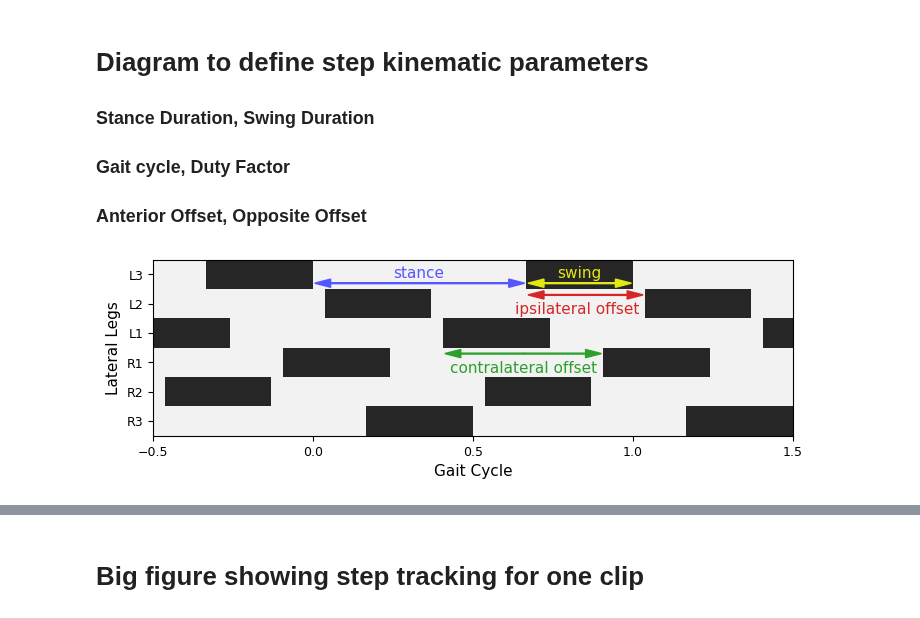
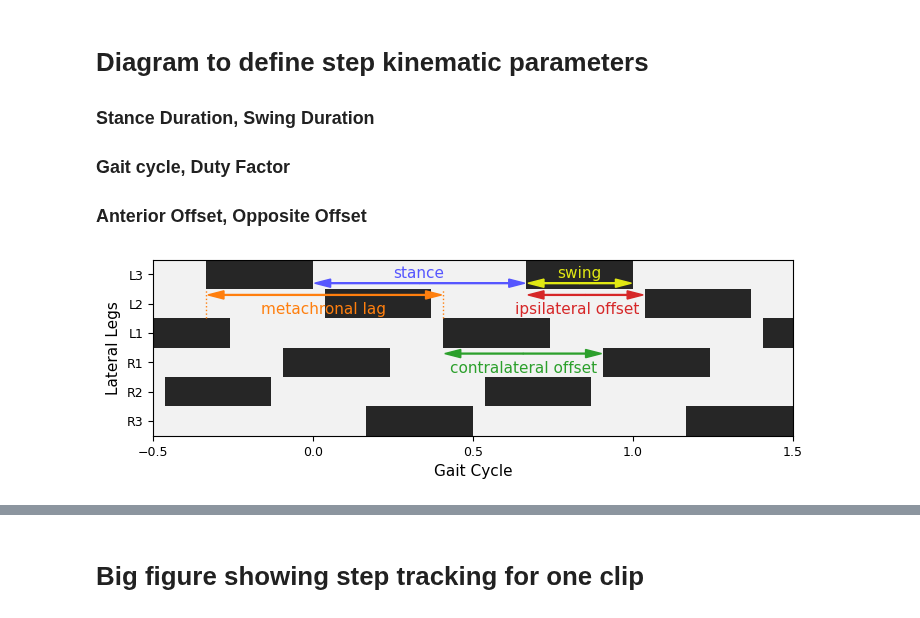
Before and after one commit to enwudz/gait, a Jupyter notebook: 02 Single Steptracking Example.ipynb, the cells around one changed output, grey strips where cells are left out. Cells and saved outputs as stored; diff of their text form; code cells hidden in the pictures.

```diff
--- a/02 Single Steptracking Example.ipynb
+++ b/02 Single Steptracking Example.ipynb
@@ -28,6 +28,7 @@ swing_color = '#e1e813'
 duty_color = '#4d4d4d'
 ipsi_color = 'tab:red'
 contra_color = 'tab:green'
+mcl_color = 'tab:orange'
 
 # colors for legs
 first_pair_color = '#bc272d' # red
@@ -174,7 +175,7 @@ plt.show()
 ### Gait cycle, Duty Factor
 ### Anterior Offset, Opposite Offset
 # %%
-def annotatedStepDiagram(ax):
+def annotatedStepDiagram(ax, add_mcl=True):
 
     num_legs = 6
     num_cycles = 3
@@ -194,6 +195,7 @@ def annotatedStepDiagram(ax):
     swing_buffer = 0.07
     ipsi_buffer = 0.22
     contra_buffer = 0.23
+    mcl_buffer = 0.2
 
     # arrows and text for STANCE
     arrow_x = duty_factor / 2
@@ -233,35 +235,54 @@ def annotatedStepDiagram(ax):
     ax.add_patch(anterior_arrow_left)
 
     ax.text(arrow_x - ipsi_buffer, 5.15, 'ipsilateral offset', fontsize=axis_fontsize, color=ipsi_color)
 
     # arrows and text for CONTRALATERAL OFFSET
     arrow_x = 2 * anterior_offset - (1-duty_factor) + opposite_offset/2
     arrow_y = 3.8
     dx = (opposite_offset/2) - arrow_buffer
-    oppposite_arrow_right = mpatches.FancyArrow(arrow_x, arrow_y, dx, 0, head_width=headwidth, head_length=headlength,
+    opposite_arrow_right = mpatches.FancyArrow(arrow_x, arrow_y, dx, 0, head_width=headwidth, head_length=headlength,
                                 width=arrow_width, length_includes_head=True, color=contra_color)
-    ax.add_patch(oppposite_arrow_right)
-    oppposite_arrow_left = mpatches.FancyArrow(arrow_x, arrow_y, -dx, 0, head_width=headwidth, head_length=headlength,
+    ax.add_patch(opposite_arrow_right)
+    opposite_arrow_left = mpatches.FancyArrow(arrow_x, arrow_y, -dx, 0, head_width=headwidth, head_length=headlength,
                                 width=arrow_width, length_includes_head=True, color=contra_color)
-    ax.add_patch(oppposite_arrow_left)
+    ax.add_patch(opposite_arrow_left)
 
     ax.text(arrow_x - contra_buffer, 3.15, 'contralateral offset', fontsize=axis_fontsize, color=contra_color)
+
+    if add_mcl:
+        # arrows and text for METACHRONAL LAG
+        mcl = 2 * anterior_offset
+        mcl_start = - (1-duty_factor)
+        mcl_end = - (1-duty_factor) + mcl
+        arrow_x = mcl_start + mcl / 2
+        arrow_y = 5.8
+        dx = (mcl/2) - arrow_buffer
+        mcl_arrow_right = mpatches.FancyArrow(arrow_x, arrow_y, dx, 0, head_width=headwidth, head_length=headlength,
+                                    width=arrow_width, length_includes_head=True, color=mcl_color)
+        ax.add_patch(mcl_arrow_right)
+        mcl_arrow_left = mpatches.FancyArrow(arrow_x, arrow_y, -dx, 0, head_width=headwidth, head_length=headlength,
+                                    width=arrow_width, length_includes_head=True, color=mcl_color)
+        ax.add_patch(mcl_arrow_left)
+        # dashed lines for boundaries
+        ax.plot([mcl_start,mcl_start],[5,6],':',color=mcl_color,linewidth=1)
+        ax.plot([mcl_end,mcl_end],[5,6],':',color=mcl_color,linewidth=1)
+        ax.text(arrow_x - mcl_buffer, 5.15, 'metachronal lag', fontsize=axis_fontsize, color=mcl_color)
 
     # axis limits and labels
     xlow = -0.5
     xhigh = 1.5
     ax.set_xlim([xlow, xhigh])
     ax.set_xticks(np.arange(xlow, xhigh+0.5, 0.5))
 
     return ax
 
 f = plt.figure(figsize=(8,2.2))
 ax = f.add_axes([0.1,0.1,0.8,0.8])
 ax=annotatedStepDiagram(ax)
 ax.set_ylabel('Lateral Legs', fontsize=axis_fontsize)
 ax.xaxis.label.set_size(axis_fontsize)
 ax.xaxis.set_tick_params(labelsize=tick_fontsize)
 ax.yaxis.set_tick_params(labelsize=tick_fontsize)
 plt.show()
 # %% [output]
-[figure, old version]
+[figure, new version]
```
Also changed, not shown: parts of 7 cells of this notebook, 1 other file.
